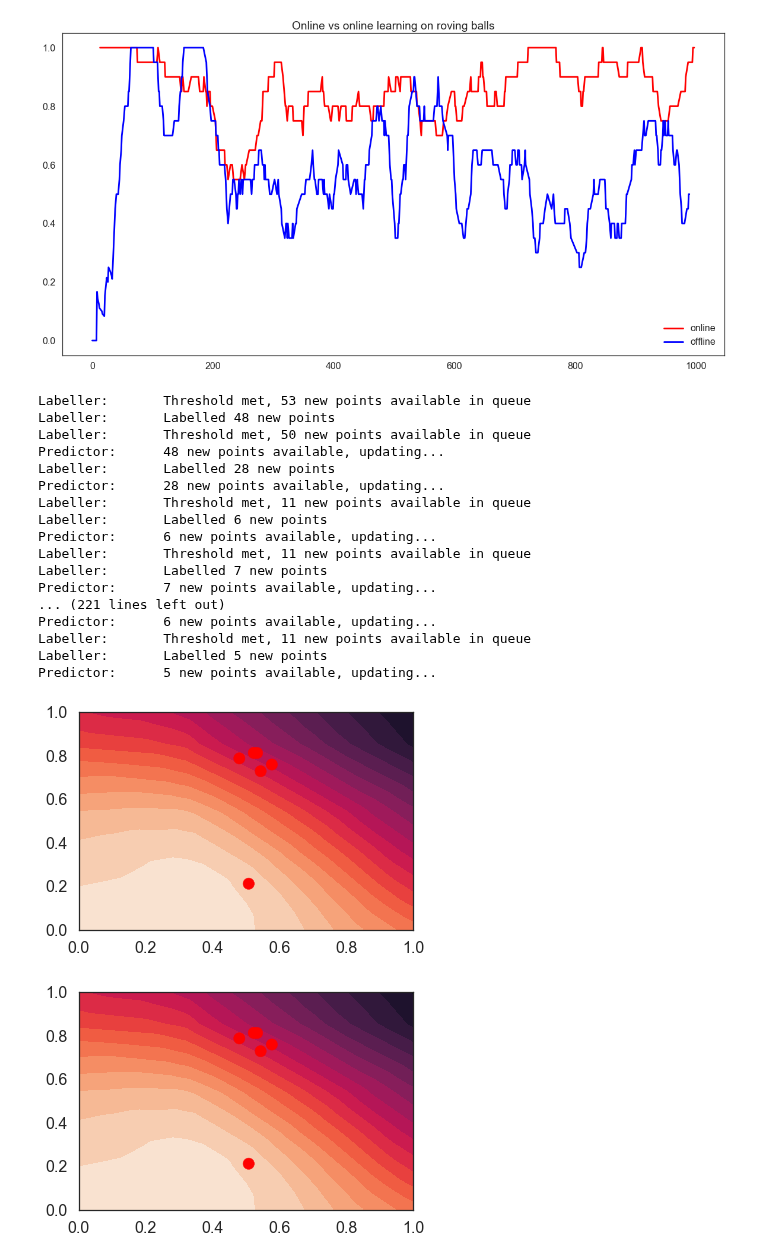
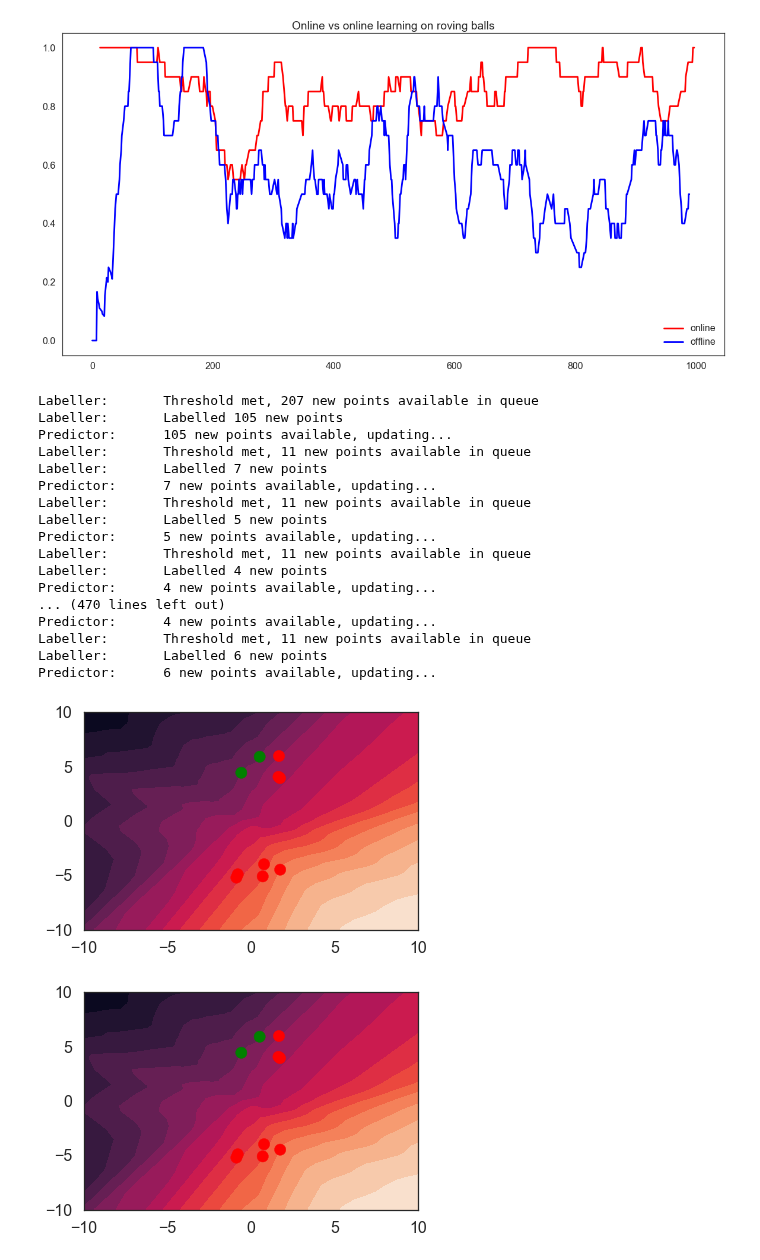
Before and after one commit to AndreasAlam/olac, a Jupyter notebook: notebooks/sbe_online_vs_offline_model_comparison.ipynb, the cells around one changed output. Cells and saved outputs as stored; diff of their text form; code cells hidden in the pictures.

```diff
--- a/notebooks/sbe_online_vs_offline_model_comparison.ipynb
+++ b/notebooks/sbe_online_vs_offline_model_comparison.ipynb
@@ -737,11 +737,13 @@ class MyPredictor(olac.pipeline.OnlinePredictor, olac.pipeline.GridPredictor):
 
         return super().do_prediction(pipeline, x)
 # %%
-model = MLPClassifier((63,32,))
+model = MLPClassifier((63,32,), learning_rate='adaptive')
 labeller = olac.pipeline.ThresholdLabeller(threshold=10, prob=0.5)
-data = olac.data_generators.scaling_generator(olac.data_generators.roving_balls(steps=1000),
-                                              -10, 10)
-# online_grid = MyPredictor()
+data = olac.data_generators.scaling_generator(olac.data_generators.roving_balls(steps=2000),
+                                              -10, 10, -10, 10)
+online_grid = MyPredictor()
+# data = olac.data_generators.roving_balls(steps=2000)
+# online_grid = olac.pipeline.OnlinePredictor()
 
 pipeline = olac.pipeline.Pipeline(data, model, online_grid, labeller)
 
@@ -750,36 +752,36 @@ train_set_grid, eval_set_grid = pipeline.run()
 df_train_grid = olac.utils.queue_point_list_to_df(train_set_grid)
 df_eval_grid = olac.utils.queue_point_list_to_df(eval_set_grid)
 # %% [output]
-Labeller:       Threshold met, 53 new points available in queue
-Labeller:       Labelled 48 new points
-Labeller:       Threshold met, 50 new points available in queue
-Predictor:      48 new points available, updating...
-Labeller:       Labelled 28 new points
-Predictor:      28 new points available, updating...
+Labeller:       Threshold met, 207 new points available in queue
+Labeller:       Labelled 105 new points
+Predictor:      105 new points available, updating...
+Labeller:       Threshold met, 11 new points available in queue
+Labeller:       Labelled 7 new points
+Predictor:      7 new points available, updating...
+Labeller:       Threshold met, 11 new points available in queue
+Labeller:       Labelled 5 new points
+Predictor:      5 new points available, updating...
+Labeller:       Threshold met, 11 new points available in queue
+Labeller:       Labelled 4 new points
+Predictor:      4 new points available, updating...
+... (470 lines left out)
+Predictor:      4 new points available, updating...
 Labeller:       Threshold met, 11 new points available in queue
 Labeller:       Labelled 6 new points
 Predictor:      6 new points available, updating...
-Labeller:       Threshold met, 11 new points available in queue
-Labeller:       Labelled 7 new points
-Predictor:      7 new points available, updating...
-... (221 lines left out)
-Predictor:      6 new points available, updating...
-Labeller:       Threshold met, 11 new points available in queue
-Labeller:       Labelled 5 new points
-Predictor:      5 new points available, updating...
 # %%
 step = 10
 X = df_eval_grid[['x0','x1']].values
 y = df_eval_grid[['y_pred']].fillna(0).values
 grids = np.array(online_grid.hist_grid)
 grids = grids[df_eval_grid.index.values.astype(int), :, :]
-gridpoints = np.linspace(0, 1, grids[0].shape[0])
+gridpoints = np.linspace(-10, 10, grids[0].shape[0])
 for m in np.arange(0, len(df_eval_grid)-5, step=step):
     plt.contourf(gridpoints, gridpoints, grids[m], 20, origin='lower')
     plt.scatter(*X[m:m+step].T, c=np.array(['r','g'])[y.astype('int')[m:m+step][:,0]])
 
     display.clear_output(wait=True)
     display.display(plt.gcf())
 # %% [output]
-[figure, old version]
+[figure, new version]
-[figure, old version]
+[figure, new version]
```
Also changed, not shown: parts of 6 cells of this notebook, 1 other file.
